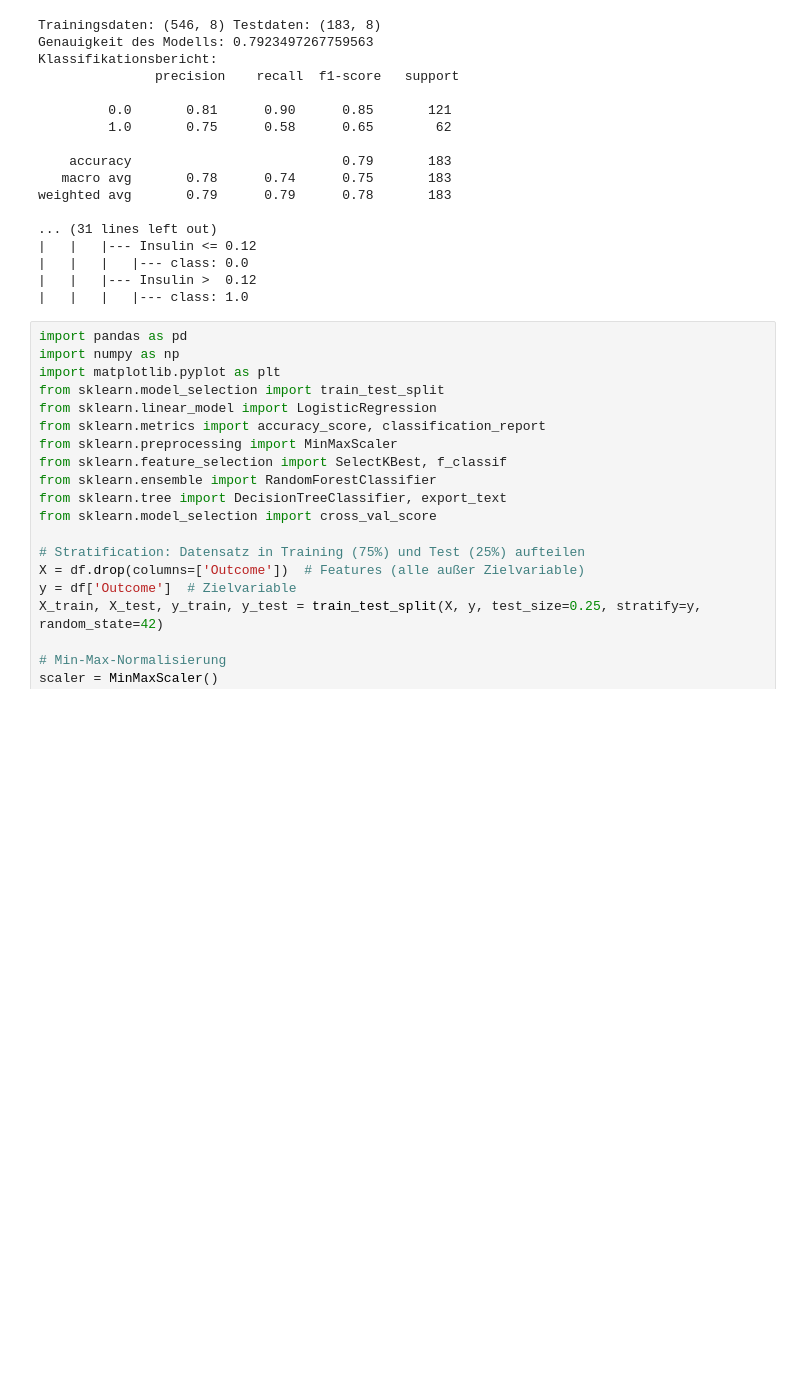
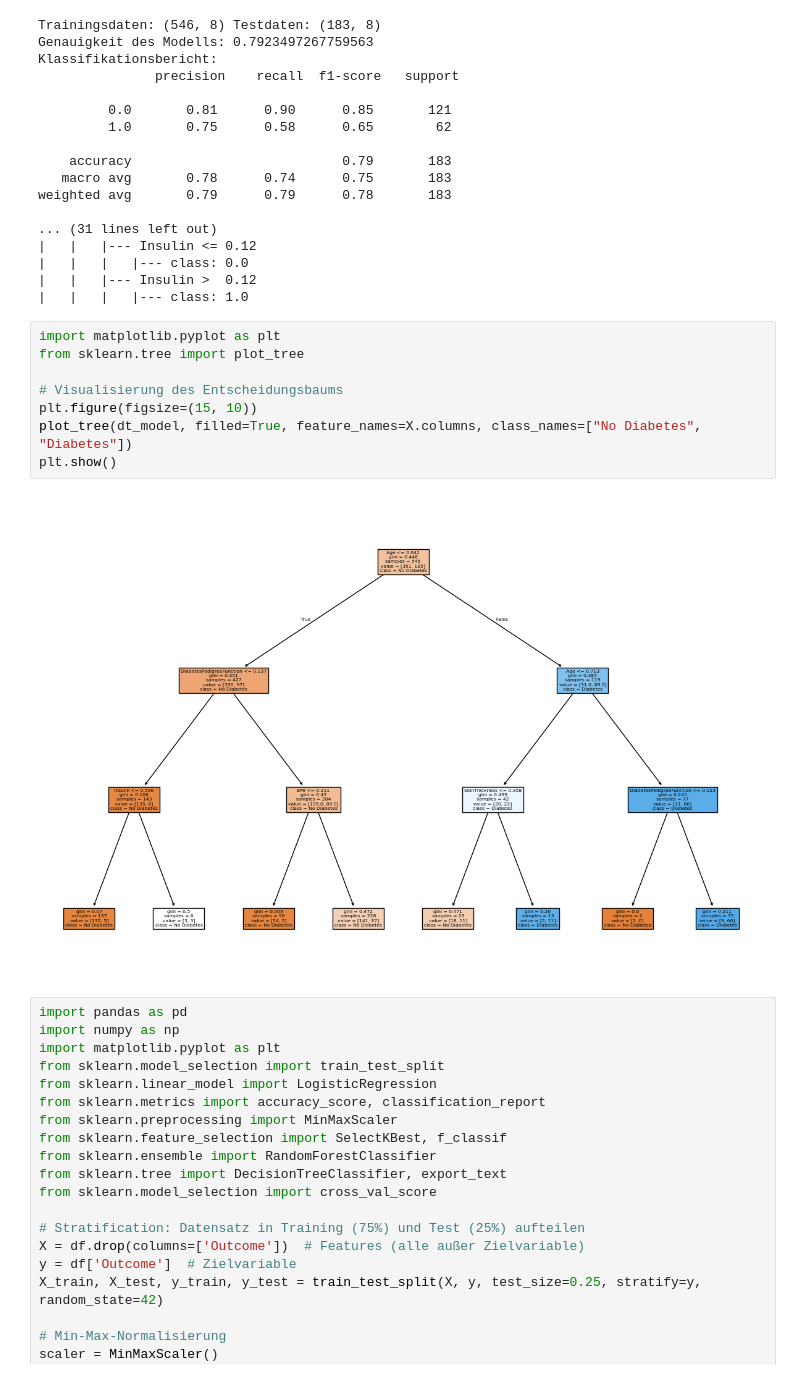
Before and after one commit to davisdsuess/Applied-Analytics, a Jupyter notebook: 03_Wednesday/session03-03-dc.ipynb, the cells around one changed output. Drawn from its saved outputs; the diff is of its cells as text; blank space fills up the shorter version.

```diff
--- a/03_Wednesday/session03-03-dc.ipynb
+++ b/03_Wednesday/session03-03-dc.ipynb
@@ -203,6 +203,16 @@ weighted avg       0.79      0.79      0.78       183
 |   |   |   |--- class: 0.0
 |   |   |--- Insulin >  0.12
 |   |   |   |--- class: 1.0
+# %%
+import matplotlib.pyplot as plt
+from sklearn.tree import plot_tree
+
+# Visualisierung des Entscheidungsbaums
+plt.figure(figsize=(15, 10))
+plot_tree(dt_model, filled=True, feature_names=X.columns, class_names=["No Diabetes", "Diabetes"])
+plt.show()
+# %% [output]
+[figure, added]
 # %%
 import pandas as pd
 import numpy as np
```
